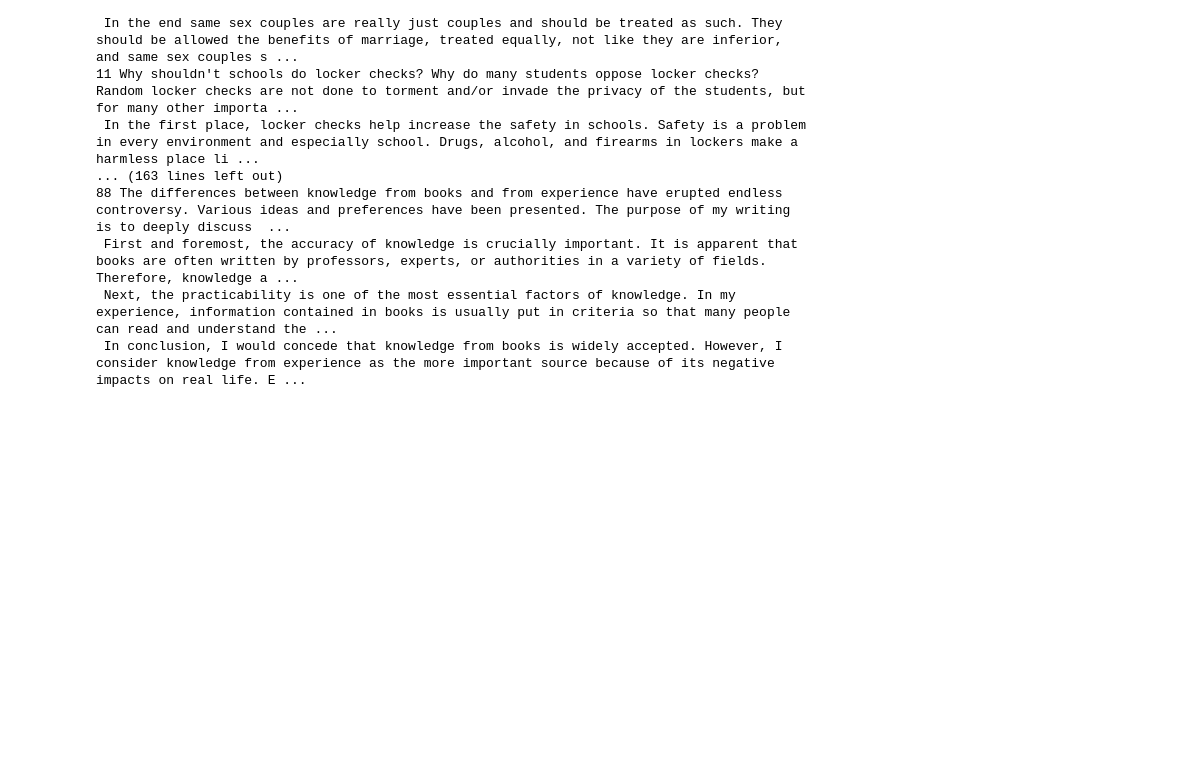
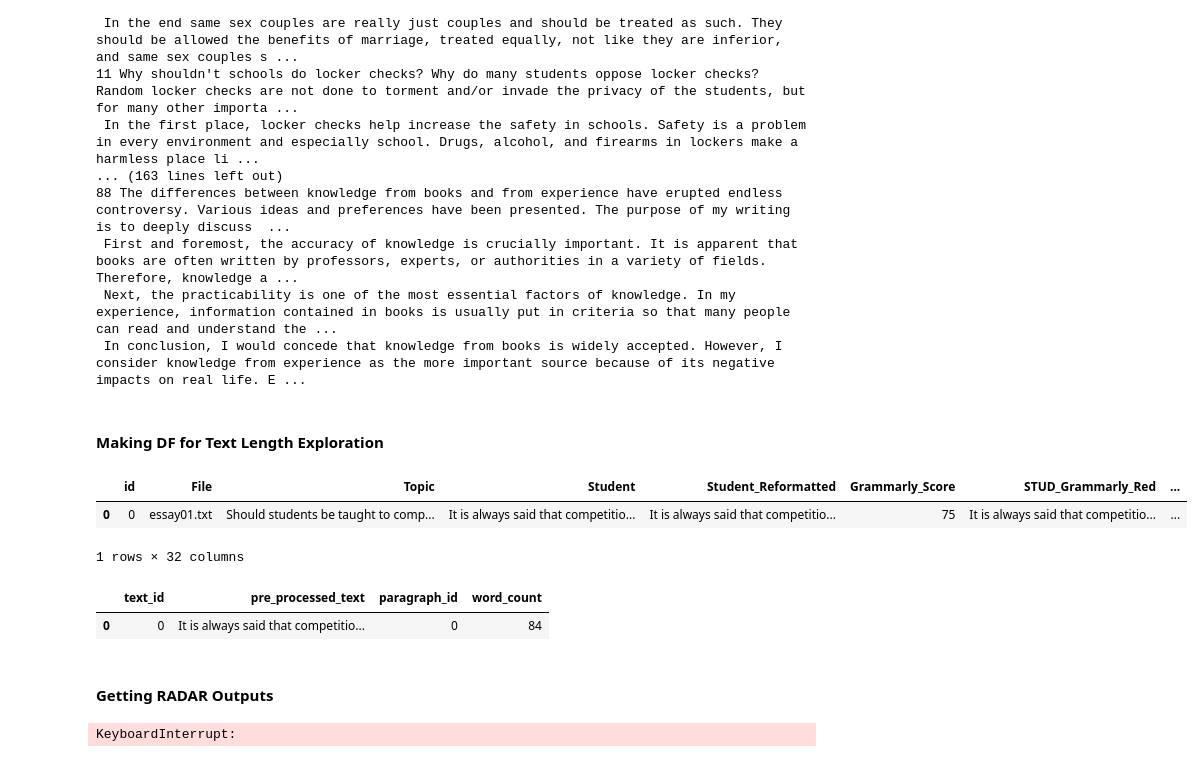
Before and after one commit to nicole-jefferies/RADAR_Eval, a Jupyter notebook: Text Length Test.ipynb, the cells around one changed output. Cells and saved outputs as stored; diff of their text form; code cells hidden in the pictures; blank space fills up the shorter version.

Commit message:
Set up text length based experiment

```diff
--- a/Text Length Test.ipynb
+++ b/Text Length Test.ipynb
@@ -53,3 +64,11 @@ for index, text in enumerate(post_RADAR_data['Student']):
  First and foremost, the accuracy of knowledge is crucially important. It is apparent that books are often written by professors, experts, or authorities in a variety of fields. Therefore, knowledge a ...
  Next, the practicability is one of the most essential factors of knowledge. In my experience, information contained in books is usually put in criteria so that many people can read and understand the ...
  In conclusion, I would concede that knowledge from books is widely accepted. However, I consider knowledge from experience as the more important source because of its negative impacts on real life. E ...
+# %% [markdown]
+#### Making DF for Text Length Exploration
+# %%
+post_RADAR_data.head(1)
+# %% [output]
+|  | id | File | Topic | Student | Student_Reformatted | Grammarly_Score | STUD_Grammarly_Red | ... |
+| 0 | 0 | essay01.txt | Should students be taught to comp... | It is always said that competitio... | It is always said that competitio... | 75 | It is always said that competitio... | ... |
+1 rows × 32 columns
@@ -55,0 +92,11 @@ for index, text in enumerate(post_RADAR_data['Student']):
+# %%
+text_length_data.head(1)
+# %% [output]
+|  | text_id | pre_processed_text | paragraph_id | word_count |
+| 0 | 0 | It is always said that competitio... | 0 | 84 |
+# %% [markdown]
+#### Getting RADAR Outputs
+# %%
+radarOutputs = [getRADARoutput(text) for text in text_length_data['pre_processed_text']]
+# %% [output]
+KeyboardInterrupt:
```
Also changed, not shown: parts of 8 cells of this notebook.
